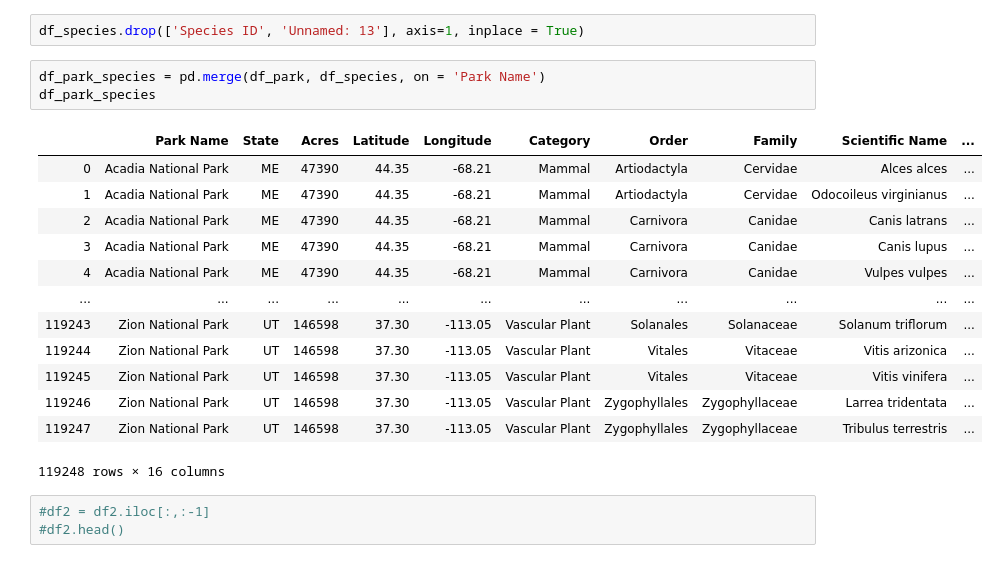
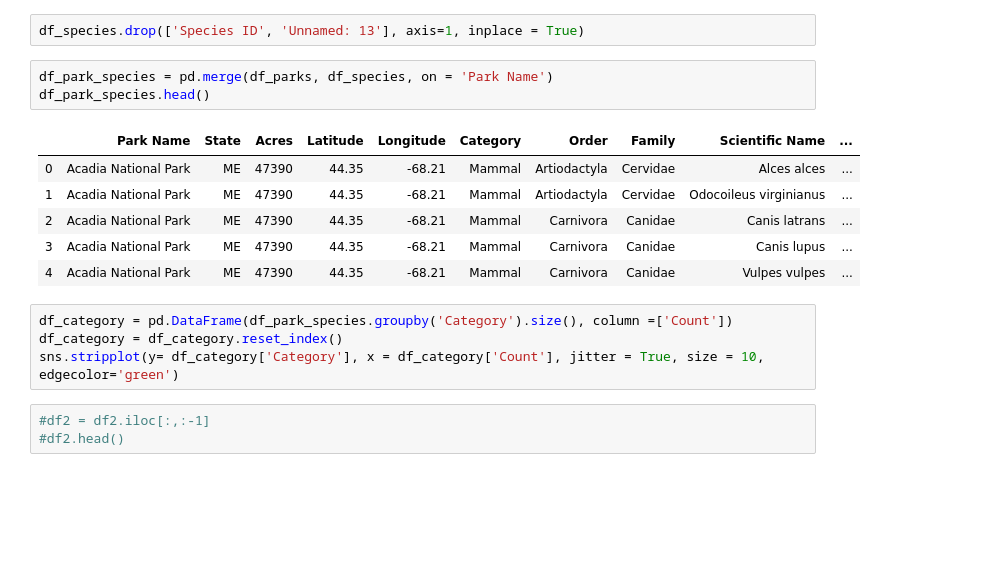
Before and after one commit to ThoaShook/project8, a Jupyter notebook: Park_Diversity.ipynb, the cells around one changed output. Saved outputs shown, nothing was run; the diff lists cells and outputs as text; blank space fills up the shorter version.

```diff
--- a/Park_Diversity.ipynb
+++ b/Park_Diversity.ipynb
@@ -157,22 +147,19 @@ dtype: int64
 # %%
 df_species.drop(['Species ID', 'Unnamed: 13'], axis=1, inplace = True)
 # %%
-df_park_species = pd.merge(df_park, df_species, on = 'Park Name')
-df_park_species
+df_park_species = pd.merge(df_parks, df_species, on = 'Park Name')
+df_park_species.head()
 # %% [output]
 |  | Park Name | State | Acres | Latitude | Longitude | Category | Order | Family | Scientific Name | ... |
 | 0 | Acadia National Park | ME | 47390 | 44.35 | -68.21 | Mammal | Artiodactyla | Cervidae | Alces alces | ... |
 | 1 | Acadia National Park | ME | 47390 | 44.35 | -68.21 | Mammal | Artiodactyla | Cervidae | Odocoileus virginianus | ... |
 | 2 | Acadia National Park | ME | 47390 | 44.35 | -68.21 | Mammal | Carnivora | Canidae | Canis latrans | ... |
 | 3 | Acadia National Park | ME | 47390 | 44.35 | -68.21 | Mammal | Carnivora | Canidae | Canis lupus | ... |
 | 4 | Acadia National Park | ME | 47390 | 44.35 | -68.21 | Mammal | Carnivora | Canidae | Vulpes vulpes | ... |
-| ... | ... | ... | ... | ... | ... | ... | ... | ... | ... | ... |
-| 119243 | Zion National Park | UT | 146598 | 37.30 | -113.05 | Vascular Plant | Solanales | Solanaceae | Solanum triflorum | ... |
-| 119244 | Zion National Park | UT | 146598 | 37.30 | -113.05 | Vascular Plant | Vitales | Vitaceae | Vitis arizonica | ... |
-| 119245 | Zion National Park | UT | 146598 | 37.30 | -113.05 | Vascular Plant | Vitales | Vitaceae | Vitis vinifera | ... |
-| 119246 | Zion National Park | UT | 146598 | 37.30 | -113.05 | Vascular Plant | Zygophyllales | Zygophyllaceae | Larrea tridentata | ... |
-| 119247 | Zion National Park | UT | 146598 | 37.30 | -113.05 | Vascular Plant | Zygophyllales | Zygophyllaceae | Tribulus terrestris | ... |
-119248 rows × 16 columns
+# %%
+df_category = pd.DataFrame(df_park_species.groupby('Category').size(), column =['Count'])
+df_category = df_category.reset_index()
+sns.stripplot(y= df_category['Category'], x = df_category['Count'], jitter = True, size = 10, edgecolor='green')
 # %%
 #df2 = df2.iloc[:,:-1]
 #df2.head()
```
Also changed, not shown: parts of 4 cells of this notebook.
